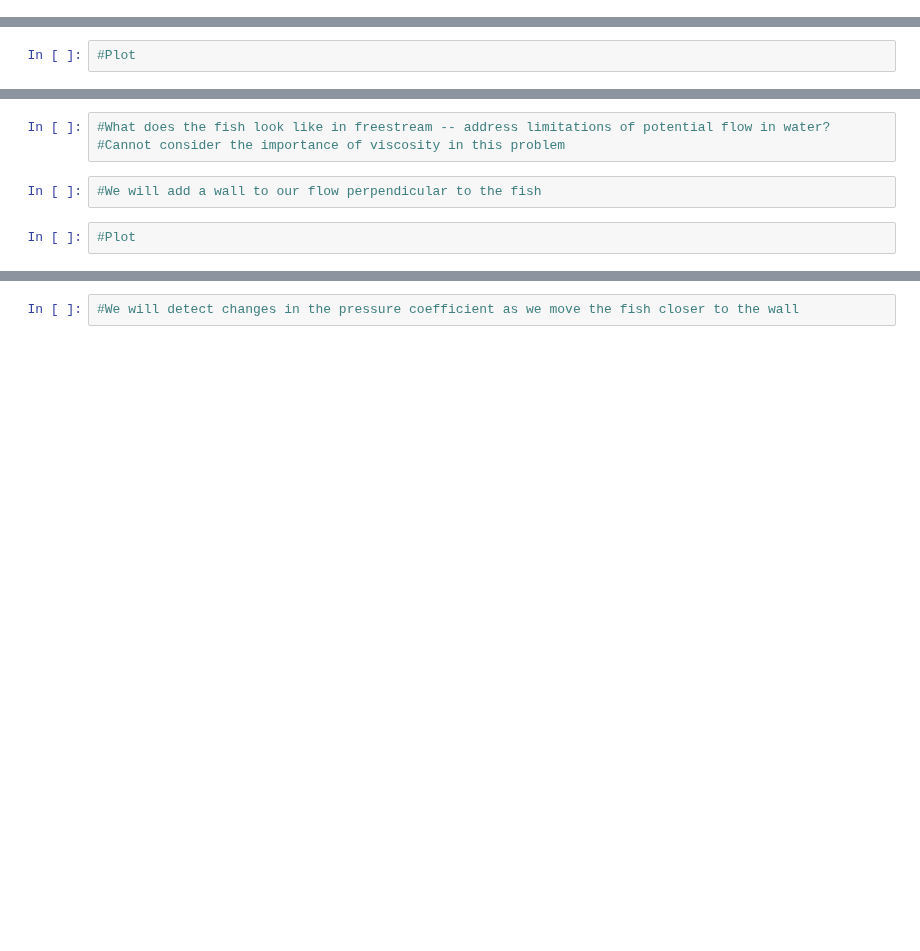
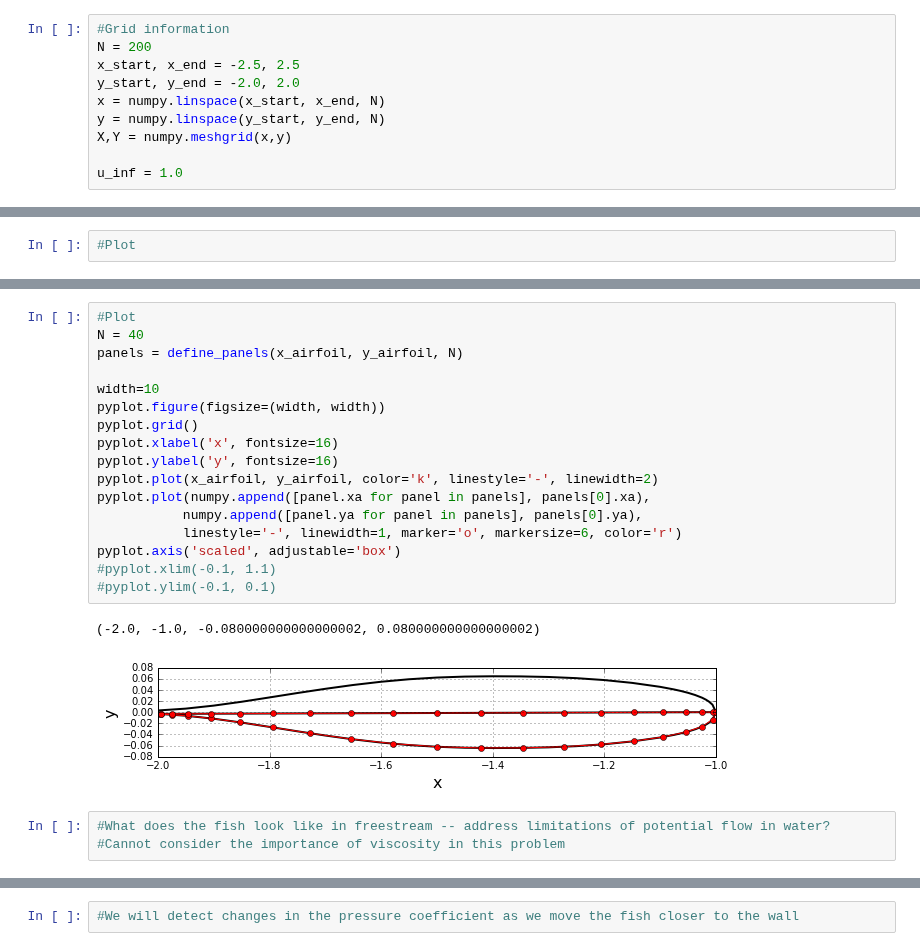
Before and after one commit to barbagroup/AeroPython-studentprojects2017, a Jupyter notebook: alexabaumer/Baumer_project.ipynb, the cells around one changed output, grey strips where cells are left out. Cells and saved outputs as stored; diff of their text form; blank space fills up the shorter version.

```diff
--- a/alexabaumer/Baumer_project.ipynb
+++ b/alexabaumer/Baumer_project.ipynb
@@ -15,3 +18,13 @@ import scipy
 from matplotlib import pyplot
 %matplotlib inline
+# %%
+#Grid information
+N = 200
+x_start, x_end = -2.5, 2.5
+y_start, y_end = -2.0, 2.0
+x = numpy.linspace(x_start, x_end, N)
+y = numpy.linspace(y_start, y_end, N)
+X,Y = numpy.meshgrid(x,y)
+
+u_inf = 1.0
 # %%
@@ -39,7 +144,23 @@ pyplot.ylim(-0.5,0.5)
+# %%
+#Plot
+N = 40
+panels = define_panels(x_airfoil, y_airfoil, N)
+
+width=10
+pyplot.figure(figsize=(width, width))
+pyplot.grid()
+pyplot.xlabel('x', fontsize=16)
+pyplot.ylabel('y', fontsize=16)
+pyplot.plot(x_airfoil, y_airfoil, color='k', linestyle='-', linewidth=2)
+pyplot.plot(numpy.append([panel.xa for panel in panels], panels[0].xa),
+           numpy.append([panel.ya for panel in panels], panels[0].ya),
+           linestyle='-', linewidth=1, marker='o', markersize=6, color='r')
+pyplot.axis('scaled', adjustable='box')
+#pyplot.xlim(-0.1, 1.1)
+#pyplot.ylim(-0.1, 0.1)
+# %% [output]
+(-2.0, -1.0, -0.080000000000000002, 0.080000000000000002)
+[figure, added]
 # %%
 #What does the fish look like in freestream -- address limitations of potential flow in water?
 #Cannot consider the importance of viscosity in this problem
-# %%
-#We will add a wall to our flow perpendicular to the fish
-# %%
-#Plot
```
Also changed, not shown: parts of 9 cells of this notebook.
